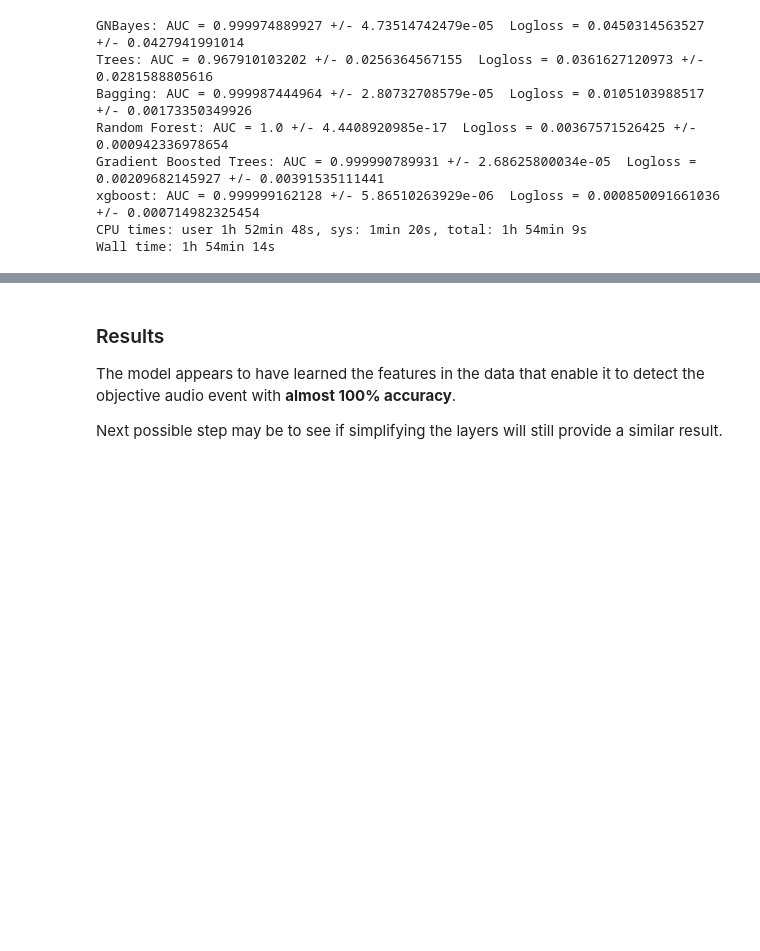
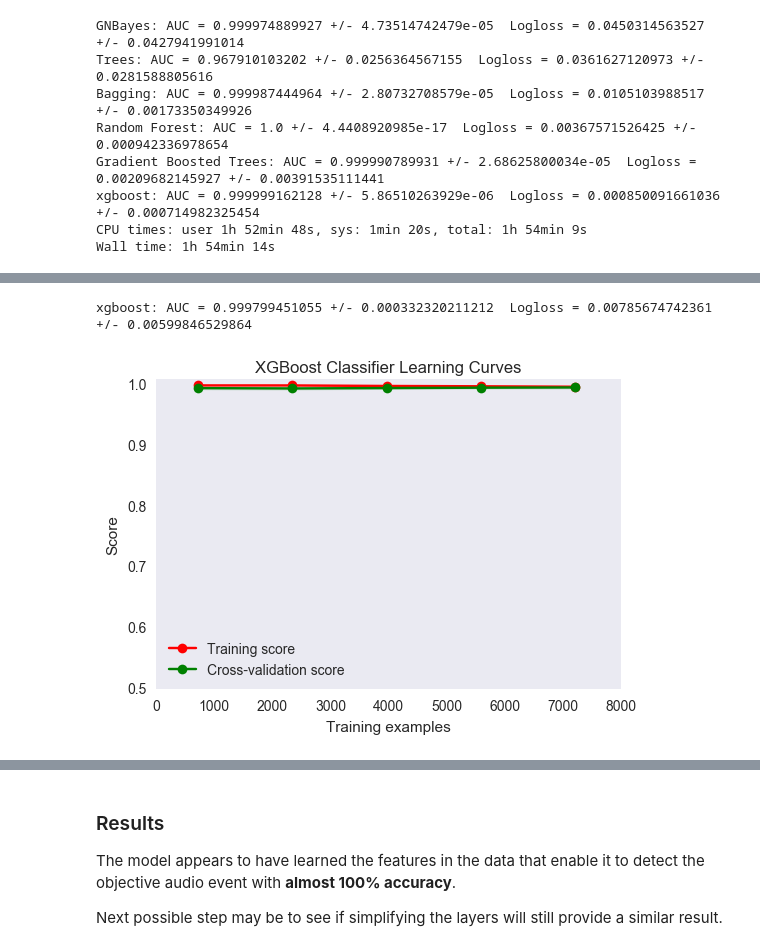
Before and after one commit to ReeceRobinson/datascience, a Jupyter notebook: notebooks/Audio Detection/5 - Tree Based Model.ipynb, the cells around one changed output, grey strips where cells are left out. Drawn from its saved outputs; the diff is of its cells as text; code cells hidden in the pictures; blank space fills up the shorter version.

```diff
--- a/notebooks/Audio Detection/5 - Tree Based Model.ipynb
+++ b/notebooks/Audio Detection/5 - Tree Based Model.ipynb
@@ -325,0 +311,10 @@ Wall time: 2min 12s
+# %%
+%%time
+#xgboost
+import xgboost as xgb
+xgbooster = xgb.XGBClassifier(seed=1)
+print ("xgboost: AUC = {0} +/- {1}  Logloss = {2} +/- {3}".format(*cross_validate(X_train, y_train, xgbooster, numfolds=10, numrepeats=1)))
+plot_estimator_learning_curve(gbc,"XGBoost Classifier Learning Curves")
+# %% [output]
+xgboost: AUC = 0.999799451055 +/- 0.000332320211212  Logloss = 0.00785674742361 +/- 0.00599846529864
+[figure, added]
```
Also changed, not shown: parts of 16 cells of this notebook, 3 other files.
